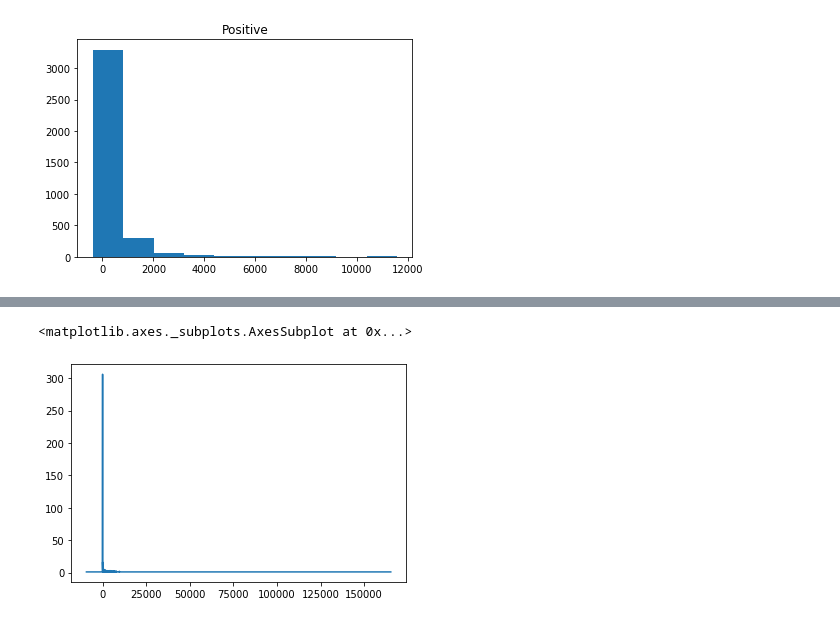
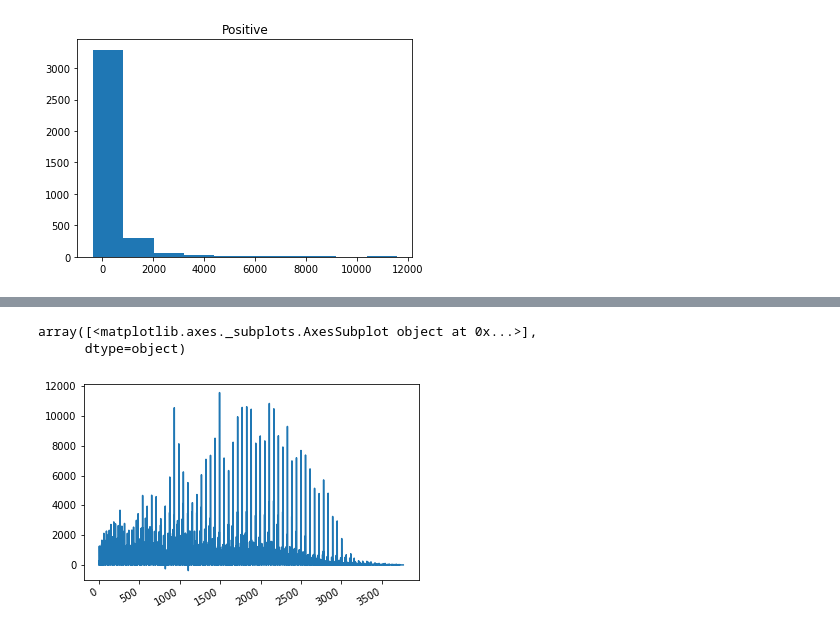
Before and after one commit to biborsz/COVID-social-distancing-sentiment-analysis, a Jupyter notebook: codes-ederlyn/EDA on covid-daily.ipynb, the cells around one changed output, grey strips where cells are left out. Drawn from its saved outputs; the diff is of its cells as text; code cells hidden in the pictures.

```diff
--- a/codes-ederlyn/EDA on covid-daily.ipynb
+++ b/codes-ederlyn/EDA on covid-daily.ipynb
@@ -178,5 +382,6 @@ plt.xlabel("Total Test Results Increase", fontsize = 20);
 # %%
-daily['totalTestResultsIncrease'].value_counts().sort_index().plot(kind = 'line')
+daily['positiveIncrease'].plot.line(subplots=True)
 # %% [output]
-<matplotlib.axes._subplots.AxesSubplot at 0x...>
+array([<matplotlib.axes._subplots.AxesSubplot object at 0x...>],
+      dtype=object)
-[figure, old version]
+[figure, new version]
```
Also changed, not shown: parts of 33 cells of this notebook.
